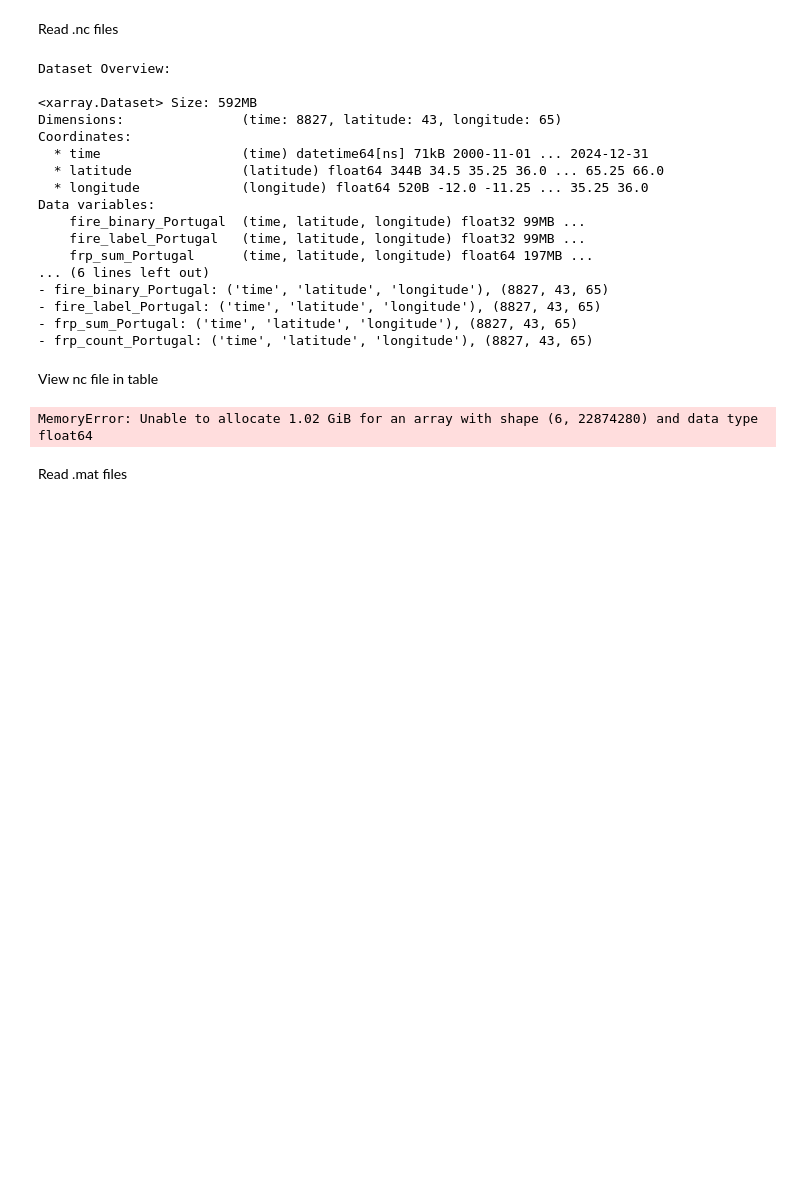
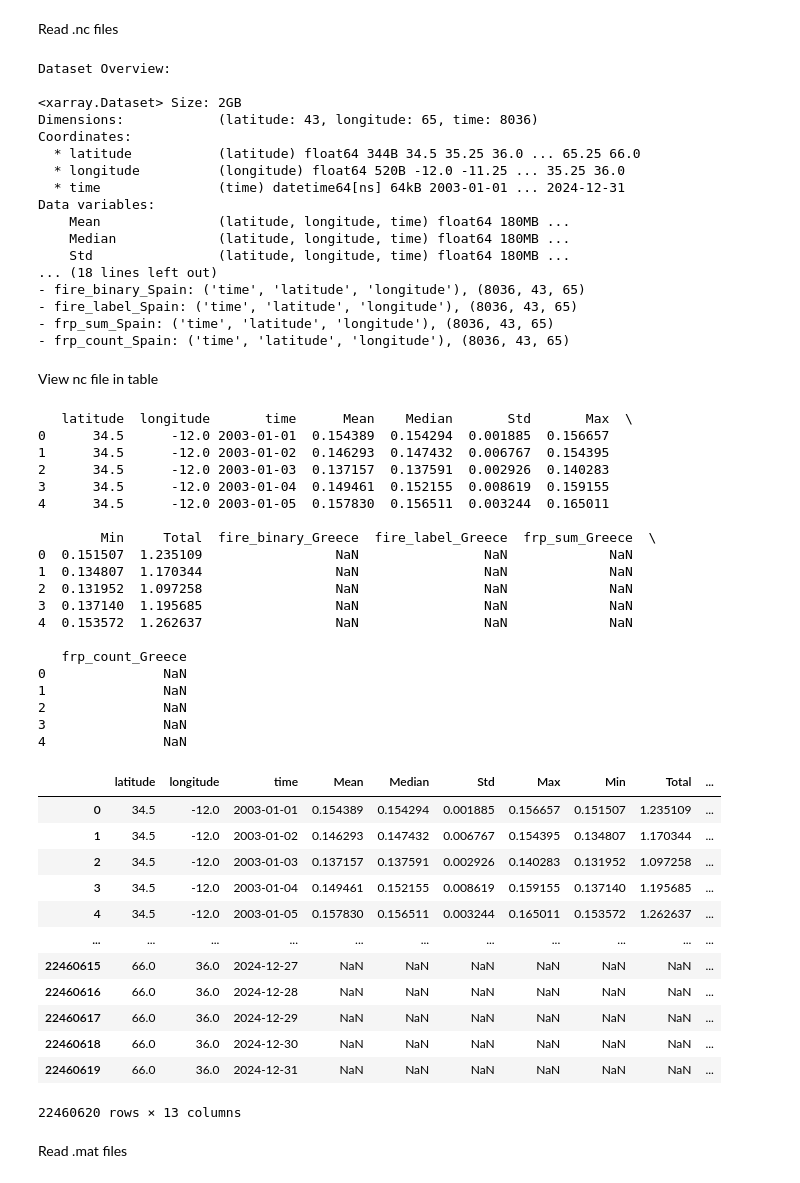
Before and after one commit to Sofs27/Thesis, a Jupyter notebook: Code/VisualizeData.ipynb, the cells around one changed output. Cells and saved outputs as stored; diff of their text form; code cells hidden in the pictures; blank space fills up the shorter version.

```diff
--- a/Code/VisualizeData.ipynb
+++ b/Code/VisualizeData.ipynb
@@ -4,7 +4,7 @@ Read .nc files
 import xarray as xr
 
 # Open the NetCDF file
-file_path = r"D:\IPMA\FRP\fire_labels_by_region\fire_data_Portugal.nc"
+file_path = r"D:\IPMA\CAMS\co_fire_Spain.nc"
 ds = xr.open_dataset(file_path)
 
 # Display the dataset's structure and metadata
@@ -18,40 +18,72 @@ for var in ds.variables:
 # %% [output]
 Dataset Overview:
 
-<xarray.Dataset> Size: 592MB
-Dimensions:               (time: 8827, latitude: 43, longitude: 65)
+<xarray.Dataset> Size: 2GB
+Dimensions:            (latitude: 43, longitude: 65, time: 8036)
 Coordinates:
-  * time                  (time) datetime64[ns] 71kB 2000-11-01 ... 2024-12-31
-  * latitude              (latitude) float64 344B 34.5 35.25 36.0 ... 65.25 66.0
-  * longitude             (longitude) float64 520B -12.0 -11.25 ... 35.25 36.0
+  * latitude           (latitude) float64 344B 34.5 35.25 36.0 ... 65.25 66.0
+  * longitude          (longitude) float64 520B -12.0 -11.25 ... 35.25 36.0
+  * time               (time) datetime64[ns] 64kB 2003-01-01 ... 2024-12-31
 Data variables:
-    fire_binary_Portugal  (time, latitude, longitude) float32 99MB ...
-    fire_label_Portugal   (time, latitude, longitude) float32 99MB ...
-    frp_sum_Portugal      (time, latitude, longitude) float64 197MB ...
-... (6 lines left out)
-- fire_binary_Portugal: ('time', 'latitude', 'longitude'), (8827, 43, 65)
-- fire_label_Portugal: ('time', 'latitude', 'longitude'), (8827, 43, 65)
-- frp_sum_Portugal: ('time', 'latitude', 'longitude'), (8827, 43, 65)
-- frp_count_Portugal: ('time', 'latitude', 'longitude'), (8827, 43, 65)
+    Mean               (latitude, longitude, time) float64 180MB ...
+    Median             (latitude, longitude, time) float64 180MB ...
+    Std                (latitude, longitude, time) float64 180MB ...
+... (18 lines left out)
+- fire_binary_Spain: ('time', 'latitude', 'longitude'), (8036, 43, 65)
+- fire_label_Spain: ('time', 'latitude', 'longitude'), (8036, 43, 65)
+- frp_sum_Spain: ('time', 'latitude', 'longitude'), (8036, 43, 65)
+- frp_count_Spain: ('time', 'latitude', 'longitude'), (8036, 43, 65)
 # %% [markdown]
 View nc file in table
 # %%
 import xarray as xr
 import pandas as pd
 
 # Open the NetCDF file
-nc_file = r"D:\IPMA\CAMS\chem_multlvl\daily_co_stats.nc"
+nc_file = r"D:\IPMA\CAMS\co_fire_Greece.nc"
 ds = xr.open_dataset(nc_file)
 
 # Convert all variables to a DataFrame
 df = ds.to_dataframe().reset_index()
 
 # Display the first few rows
 print(df.head())
 
 df
 # %% [output]
-MemoryError: Unable to allocate 1.02 GiB for an array with shape (6, 22874280) and data type float64
+   latitude  longitude       time      Mean    Median       Std       Max  \
+0      34.5      -12.0 2003-01-01  0.154389  0.154294  0.001885  0.156657
+1      34.5      -12.0 2003-01-02  0.146293  0.147432  0.006767  0.154395
+2      34.5      -12.0 2003-01-03  0.137157  0.137591  0.002926  0.140283
+3      34.5      -12.0 2003-01-04  0.149461  0.152155  0.008619  0.159155
+4      34.5      -12.0 2003-01-05  0.157830  0.156511  0.003244  0.165011
+
+        Min     Total  fire_binary_Greece  fire_label_Greece  frp_sum_Greece  \
+0  0.151507  1.235109                 NaN                NaN             NaN
+1  0.134807  1.170344                 NaN                NaN             NaN
+2  0.131952  1.097258                 NaN                NaN             NaN
+3  0.137140  1.195685                 NaN                NaN             NaN
+4  0.153572  1.262637                 NaN                NaN             NaN
+
+   frp_count_Greece
+0               NaN
+1               NaN
+2               NaN
+3               NaN
+4               NaN
+|  | latitude | longitude | time | Mean | Median | Std | Max | Min | Total | ... |
+| 0 | 34.5 | -12.0 | 2003-01-01 | 0.154389 | 0.154294 | 0.001885 | 0.156657 | 0.151507 | 1.235109 | ... |
+| 1 | 34.5 | -12.0 | 2003-01-02 | 0.146293 | 0.147432 | 0.006767 | 0.154395 | 0.134807 | 1.170344 | ... |
+| 2 | 34.5 | -12.0 | 2003-01-03 | 0.137157 | 0.137591 | 0.002926 | 0.140283 | 0.131952 | 1.097258 | ... |
+| 3 | 34.5 | -12.0 | 2003-01-04 | 0.149461 | 0.152155 | 0.008619 | 0.159155 | 0.137140 | 1.195685 | ... |
+| 4 | 34.5 | -12.0 | 2003-01-05 | 0.157830 | 0.156511 | 0.003244 | 0.165011 | 0.153572 | 1.262637 | ... |
+| ... | ... | ... | ... | ... | ... | ... | ... | ... | ... | ... |
+| 22460615 | 66.0 | 36.0 | 2024-12-27 | NaN | NaN | NaN | NaN | NaN | NaN | ... |
+| 22460616 | 66.0 | 36.0 | 2024-12-28 | NaN | NaN | NaN | NaN | NaN | NaN | ... |
+| 22460617 | 66.0 | 36.0 | 2024-12-29 | NaN | NaN | NaN | NaN | NaN | NaN | ... |
+| 22460618 | 66.0 | 36.0 | 2024-12-30 | NaN | NaN | NaN | NaN | NaN | NaN | ... |
+| 22460619 | 66.0 | 36.0 | 2024-12-31 | NaN | NaN | NaN | NaN | NaN | NaN | ... |
+22460620 rows × 13 columns
 # %% [markdown]
 Read .mat files
 # %%
```
Also changed, not shown: 1 other file.
